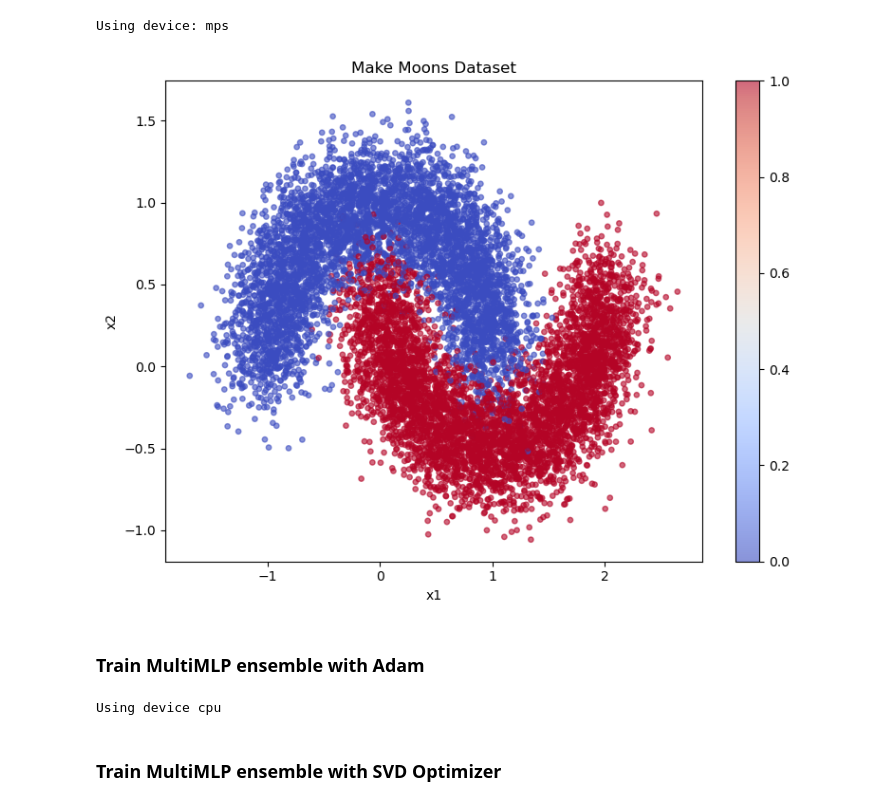
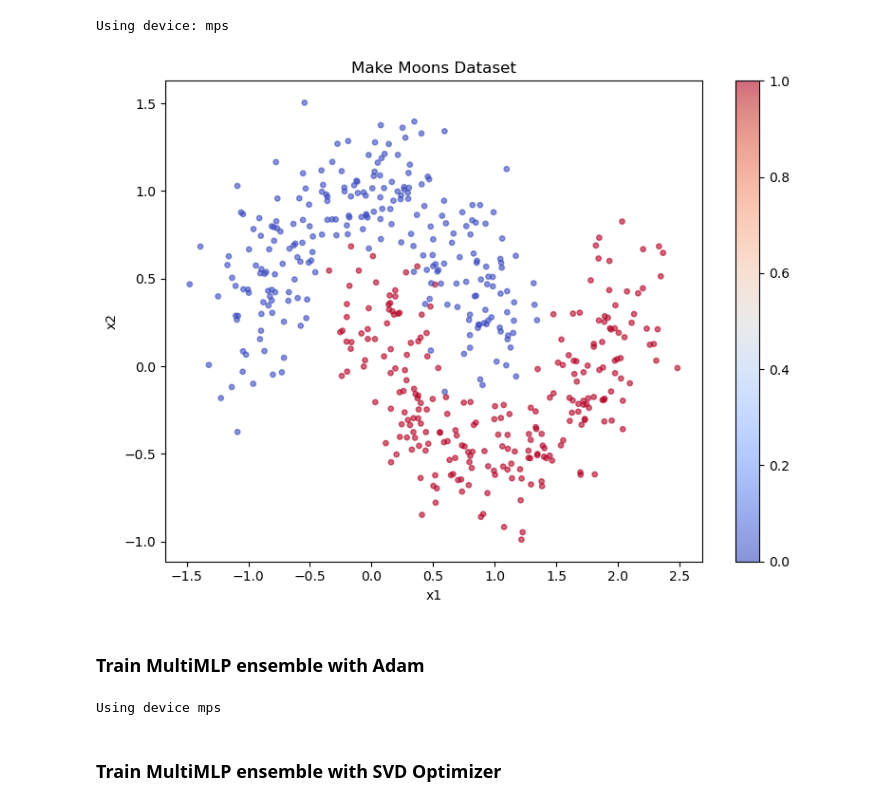
Before and after one commit to sambt/sven-experiments, a Jupyter notebook: notebooks_new/toy_classification.ipynb, the cells around one changed output. Drawn from its saved outputs; the diff is of its cells as text; code cells hidden in the pictures.

```diff
--- a/notebooks_new/toy_classification.ipynb
+++ b/notebooks_new/toy_classification.ipynb
@@ -26,34 +26,34 @@ Using device: mps
 # %%
 from sklearn.datasets import make_moons, make_circles
 from torch.utils.data import TensorDataset
 
 # Generate toy binary classification datasets
-N_TRAIN = 10_000
-N_TEST = 1_000
+N_TRAIN = 500
+N_TEST = 100
 NOISE = 0.2
 
 X_train, y_train = make_moons(n_samples=N_TRAIN, noise=NOISE, random_state=42)
 X_test, y_test = make_moons(n_samples=N_TEST, noise=NOISE, random_state=43)
 
 # Convert to torch tensors
 X_train_t = torch.tensor(X_train, dtype=torch.float32)
 y_train_t = torch.tensor(y_train, dtype=torch.long)
 X_test_t = torch.tensor(X_test, dtype=torch.float32)
 y_test_t = torch.tensor(y_test, dtype=torch.long)
 
 train_dataset = TensorDataset(X_train_t, y_train_t)
 test_dataset = TensorDataset(X_test_t, y_test_t)
 
 # Visualize the dataset
 fig, ax = plt.subplots(figsize=(8, 6))
 scatter = ax.scatter(X_train[:, 0], X_train[:, 1], c=y_train, cmap='coolwarm', alpha=0.6, s=15)
 ax.set_title('Make Moons Dataset')
 ax.set_xlabel('x1')
 ax.set_ylabel('x2')
 plt.colorbar(scatter)
 plt.tight_layout()
 # %% [output]
-[figure, old version]
+[figure, new version]
 # %%
 NUM_MODELS = 10
 
@@ -94,7 +94,7 @@ test_loader = DataLoader(test_dataset, batch_size=256, shuffle=False)
 
 model_adam, losses_adam = train_loop_standard(model_adam, optimizer, loss_fn_adam, train_loader, test_loader, n_epoch, device, track_acc=True)
 # %% [output]
-Using device cpu
+Using device mps
 # %% [markdown]
 ### Train MultiMLP ensemble with SVD Optimizer
 # %%
```
Also changed, not shown: parts of 4 cells of this notebook, 5 other files.
